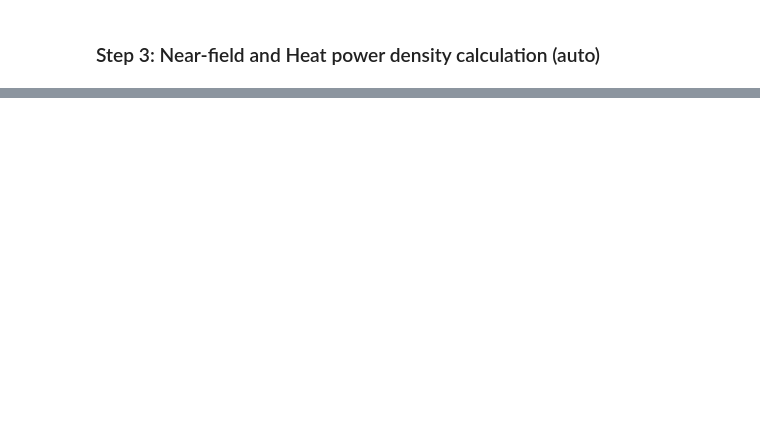
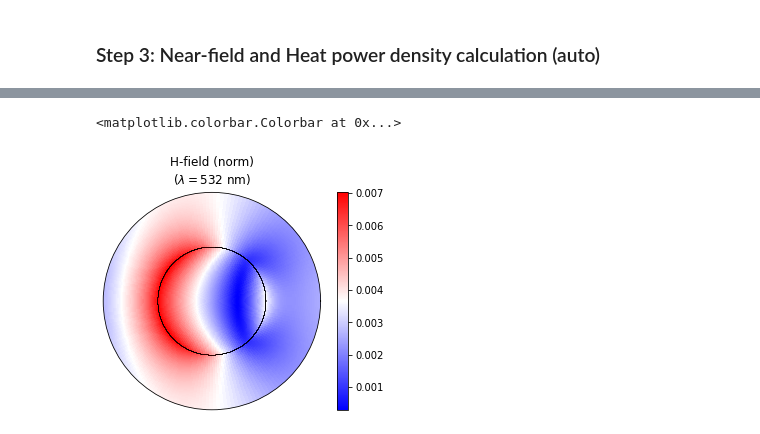
Before and after one commit to pedrosatulio/Thermoplasmonics, a Jupyter notebook: Thermoplasmonics.ipynb, the cells around one changed output, grey strips where cells are left out. Cells and saved outputs as stored; diff of their text form; code cells hidden in the pictures; blank space fills up the shorter version.

```diff
--- a/Thermoplasmonics.ipynb
+++ b/Thermoplasmonics.ipynb
@@ -127,0 +112,13 @@ wl[151]
+# %%
+fig3 = plt.figure(3)
+ax3 = fig3.add_subplot(111,polar=True)
+ax3.set_yticklabels([])
+ax3.set_xticklabels([])
+ax3.grid(False)
+pc3 = ax3.pcolormesh(theta,r,H,cmap='bwr')
+ax3.plot(ang1,contourn1,'k-',ang2,contourn2,'k-',linewidth=0.01)
+ax3.set_title("H-field (norm)\n$(\\lambda = $"+str(int(wl_anl))+" nm)", va='bottom')
+fig3.colorbar(pc3)
+# %% [output]
+<matplotlib.colorbar.Colorbar at 0x...>
+[figure, added]
```
Also changed, not shown: parts of 21 cells of this notebook, 40 other files.
